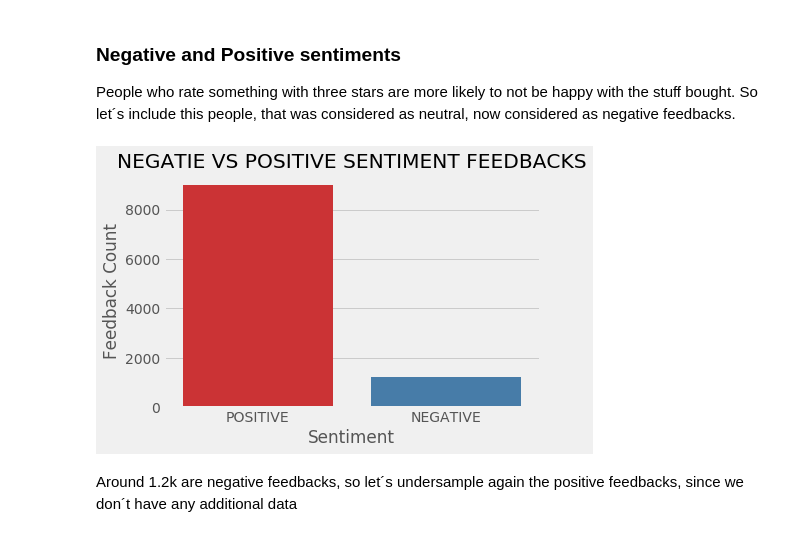
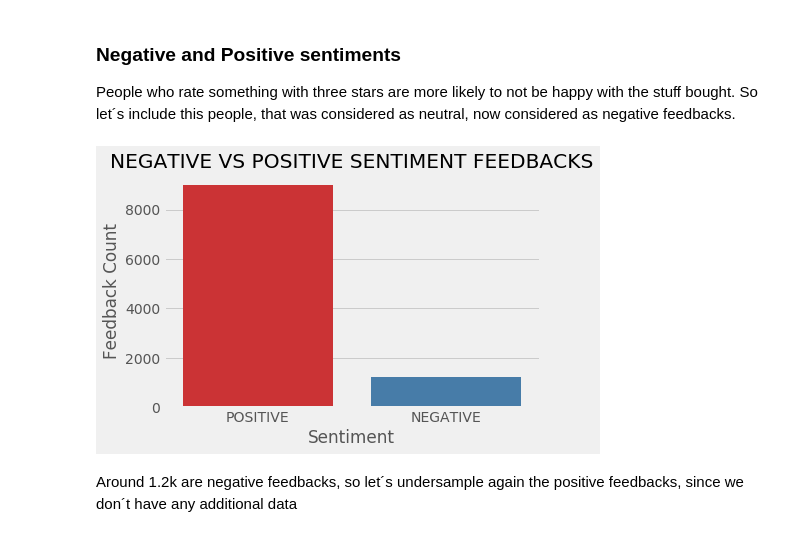
Before and after one commit to jmbarrios27/Amazon-Musical-Instruments-Reviews, a Jupyter notebook: notebooks/MOVIE RECOMMENDATION SYSTEM.ipynb, the cells around one changed output. Cells and saved outputs as stored; diff of their text form; code cells hidden in the pictures.

Commit message:
updating notebook error
plot name typo.

```diff
--- a/notebooks/MOVIE RECOMMENDATION SYSTEM.ipynb
+++ b/notebooks/MOVIE RECOMMENDATION SYSTEM.ipynb
@@ -441,11 +441,11 @@ balanced['Sentiment'] = balanced['overall'].apply(balanced_sentiment)
 # %%
 #Let´s visualize the Sentiments now
 sns.countplot(data=balanced, x='Sentiment',palette='Set1')
-plt.title('NEGATIE VS POSITIVE SENTIMENT FEEDBACKS')
+plt.title('NEGATIVE VS POSITIVE SENTIMENT FEEDBACKS')
 plt.ylabel('Feedback Count')
 plt.show()
 # %% [output]
-[figure, old version]
+[figure, new version]
 # %% [markdown]
 Around 1.2k are negative feedbacks, so let´s undersample again the positive feedbacks, since we don´t have
 any additional data
```
Also changed, not shown: parts of 4 cells of this notebook.
